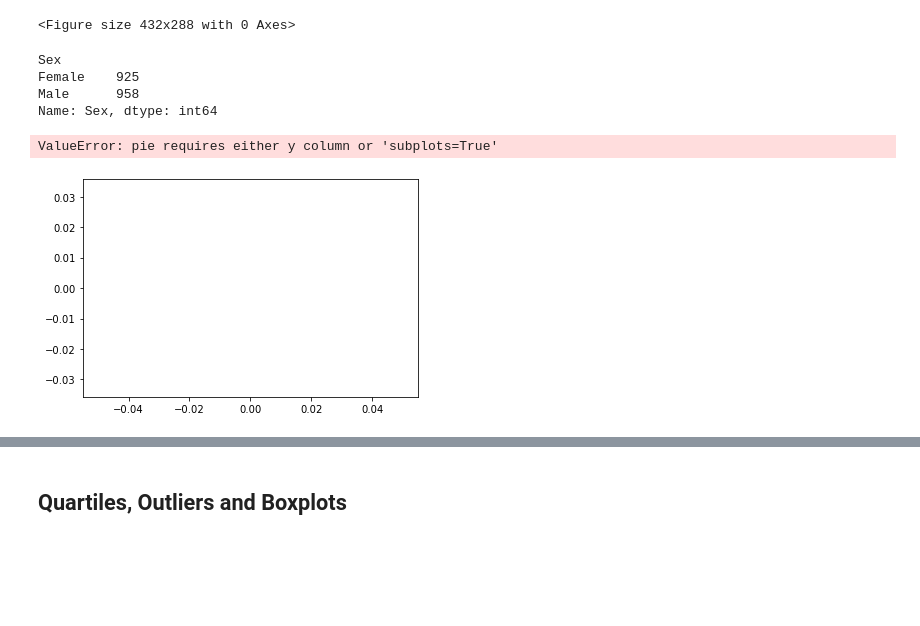
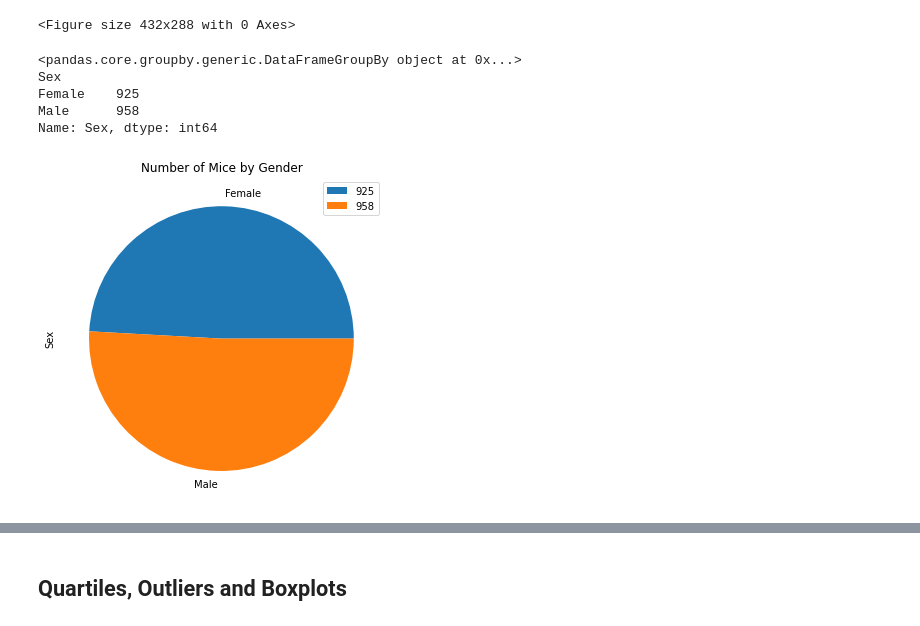
Before and after one commit to jddarby1108/Matplotlib_Challenge, a Jupyter notebook: Instructions/Pymaceuticals/pymaceuticals_starter.ipynb, the cells around one changed output, grey strips where cells are left out. Drawn from its saved outputs; the diff is of its cells as text; code cells hidden in the pictures; blank space fills up the shorter version.

```diff
--- a/Instructions/Pymaceuticals/pymaceuticals_starter.ipynb
+++ b/Instructions/Pymaceuticals/pymaceuticals_starter.ipynb
@@ -204,22 +204,23 @@ plt.tight_layout()
 # %%
 # Generate a pie plot showing the distribution of female versus male mice using pandas
 gender = clean_df.groupby("Sex")
 gender_count =gender['Sex'].count()
 print(gender_count)
 
 # # ## create the x-axis tick markers
+plt.title("Number of Mice by Gender")
 plt.axis('equal')
 explode = (0)
 colors = ['#191970','#001CF0']
-gender_plot = gender.plot(kind='pie')
+gender_plot = gender_count.plot(kind='pie', figsize = (5,5))
 plt.legend(labels=gender_count,loc="best")
 plt.tight_layout()
 # %% [output]
+<pandas.core.groupby.generic.DataFrameGroupBy object at 0x...>
 Sex
 Female    925
 Male      958
 Name: Sex, dtype: int64
-ValueError: pie requires either y column or 'subplots=True'
-[figure, old version]
+[figure, new version]
 # %%
 # Generate a pie plot showing the distribution of female versus male mice using pyplot
```
Also changed, not shown: parts of 1 cell of this notebook.
